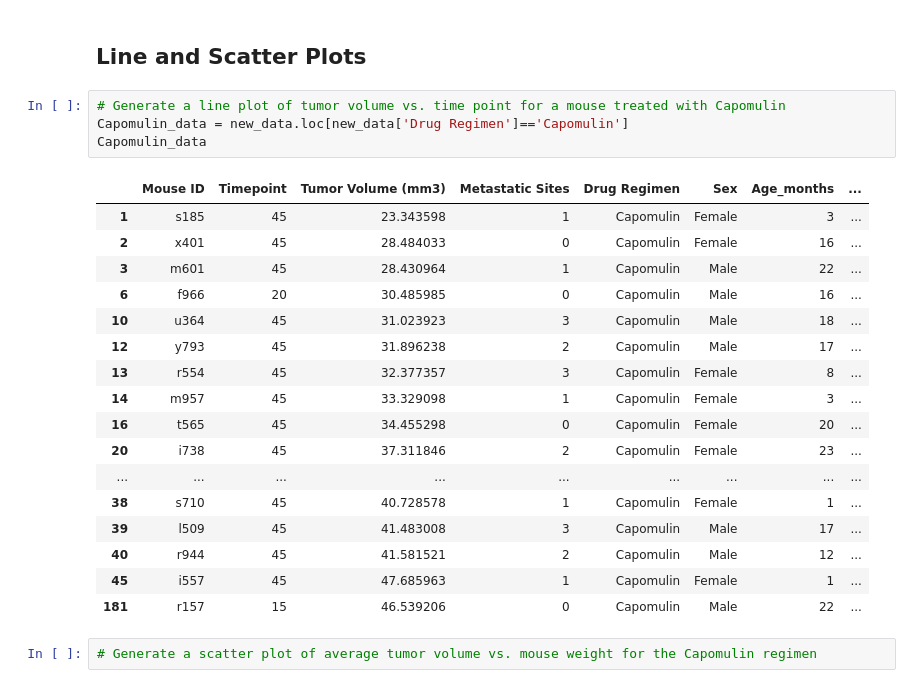
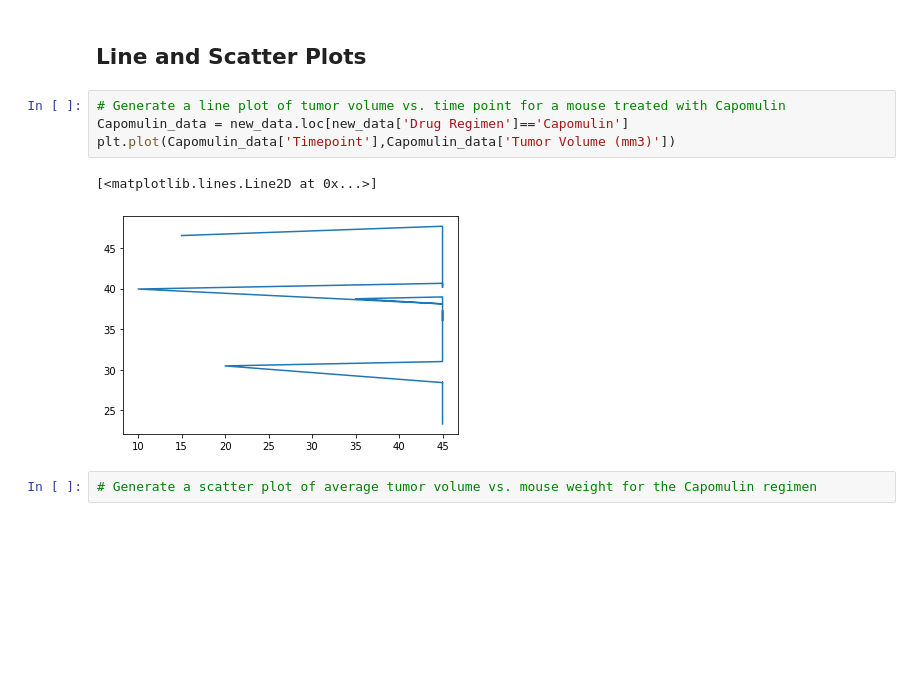
Before and after one commit to sabrinawjo/Matplotlib-Challenge, a Jupyter notebook: Pymaceuticals_Starter.ipynb, the cells around one changed output. Drawn from its saved outputs; the diff is of its cells as text; blank space fills up the shorter version.

```diff
--- a/Pymaceuticals_Starter.ipynb
+++ b/Pymaceuticals_Starter.ipynb
@@ -214,25 +230,10 @@ plt.show()
 # %%
 # Generate a line plot of tumor volume vs. time point for a mouse treated with Capomulin
 Capomulin_data = new_data.loc[new_data['Drug Regimen']=='Capomulin']
-Capomulin_data
+plt.plot(Capomulin_data['Timepoint'],Capomulin_data['Tumor Volume (mm3)'])
 # %% [output]
-|  | Mouse ID | Timepoint | Tumor Volume (mm3) | Metastatic Sites | Drug Regimen | Sex | Age_months | ... |
-| 1 | s185 | 45 | 23.343598 | 1 | Capomulin | Female | 3 | ... |
-| 2 | x401 | 45 | 28.484033 | 0 | Capomulin | Female | 16 | ... |
-| 3 | m601 | 45 | 28.430964 | 1 | Capomulin | Male | 22 | ... |
-| 6 | f966 | 20 | 30.485985 | 0 | Capomulin | Male | 16 | ... |
-| 10 | u364 | 45 | 31.023923 | 3 | Capomulin | Male | 18 | ... |
-| 12 | y793 | 45 | 31.896238 | 2 | Capomulin | Male | 17 | ... |
-| 13 | r554 | 45 | 32.377357 | 3 | Capomulin | Female | 8 | ... |
-| 14 | m957 | 45 | 33.329098 | 1 | Capomulin | Female | 3 | ... |
-| 16 | t565 | 45 | 34.455298 | 0 | Capomulin | Female | 20 | ... |
-| 20 | i738 | 45 | 37.311846 | 2 | Capomulin | Female | 23 | ... |
-| ... | ... | ... | ... | ... | ... | ... | ... | ... |
-| 38 | s710 | 45 | 40.728578 | 1 | Capomulin | Female | 1 | ... |
-| 39 | l509 | 45 | 41.483008 | 3 | Capomulin | Male | 17 | ... |
-| 40 | r944 | 45 | 41.581521 | 2 | Capomulin | Male | 12 | ... |
-| 45 | i557 | 45 | 47.685963 | 1 | Capomulin | Female | 1 | ... |
-| 181 | r157 | 15 | 46.539206 | 0 | Capomulin | Male | 22 | ... |
+[<matplotlib.lines.Line2D at 0x...>]
+[figure, added]
 # %%
 # Generate a scatter plot of average tumor volume vs. mouse weight for the Capomulin regimen
 # %% [markdown]
```
Also changed, not shown: parts of 2 cells of this notebook.
